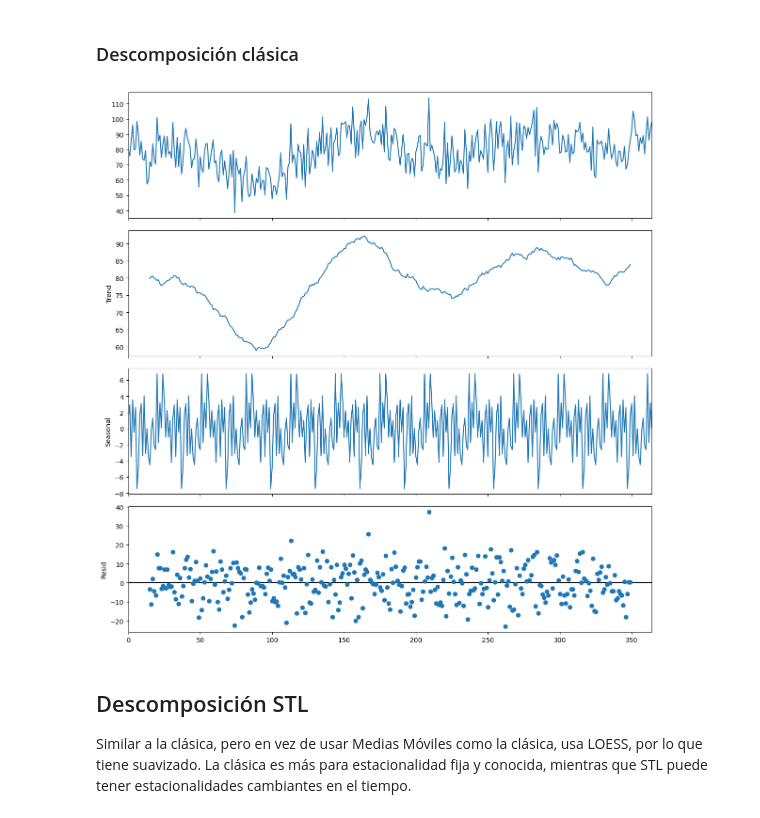
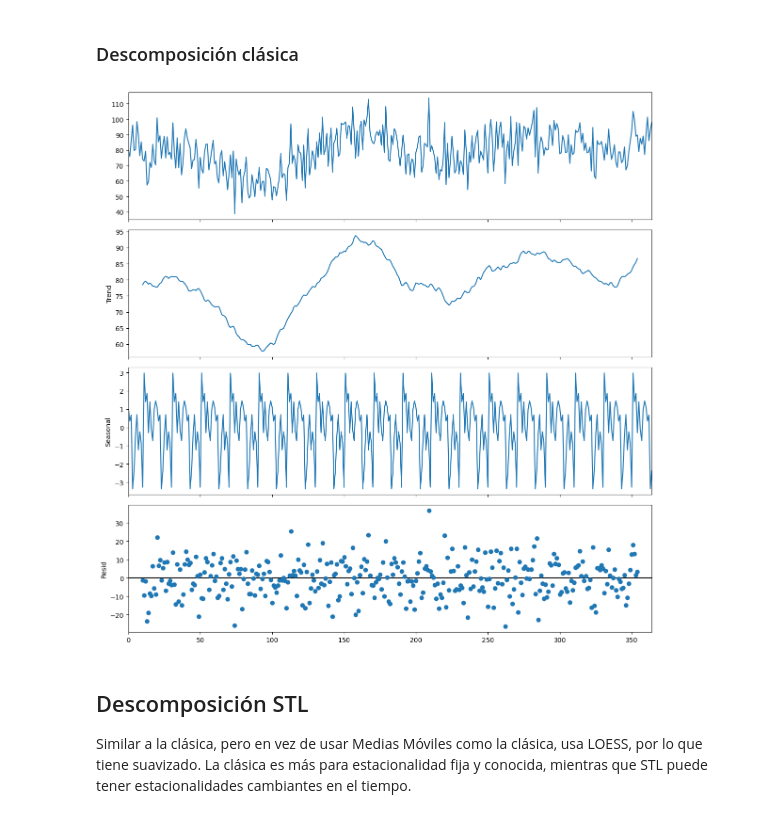
Before and after one commit to matuneville/Signal-Processing-and-Time-Series, a Jupyter notebook: procesamiento_de_seniales/forecasting/forecasting_clasico.ipynb, the cells around one changed output. Drawn from its saved outputs; the diff is of its cells as text; code cells hidden in the pictures.

```diff
--- a/procesamiento_de_seniales/forecasting/forecasting_clasico.ipynb
+++ b/procesamiento_de_seniales/forecasting/forecasting_clasico.ipynb
@@ -231,18 +232,18 @@ look-up table. The actual p-value is smaller than the p-value returned.
 ### Descomposición clásica
 # %%
 serie_pd = pd.Series(serie, index=tiempo)
-periodo = 31
+periodo = 20
 
-# Elijo periodo 31 para ver trend mensual (es un moving average)
+# Elijo periodo 21 para ver trend (es un moving average)
 decomposed = seasonal_decompose(serie_pd, model='additive', period=periodo)
 
 # Plot
 plt.rcParams.update({'figure.figsize': (12, 12)})
 decomposed.plot()
 plt.tight_layout()
 plt.show()
 # %% [output]
-[figure, old version]
+[figure, new version]
 # %% [markdown]
 ## Descomposición STL
 
```
Also changed, not shown: parts of 21 cells of this notebook.
